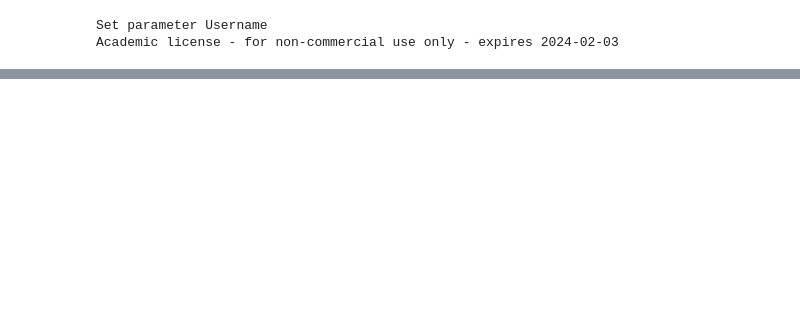
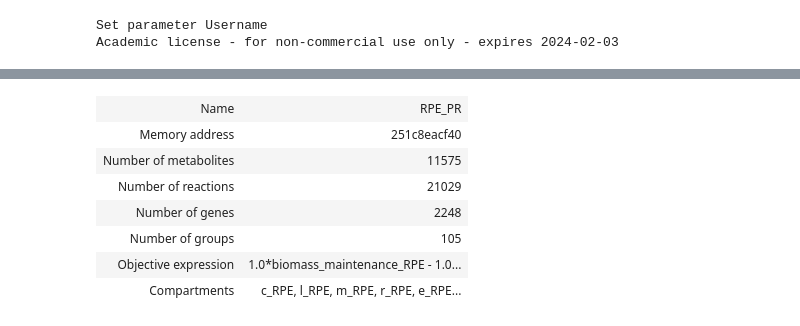
Before and after one commit to stellaprins/Human1_RPE-PR, a Jupyter notebook: RPE-PR.ipynb, the cells around one changed output, grey strips where cells are left out. Cells and saved outputs as stored; diff of their text form; code cells hidden in the pictures; blank space fills up the shorter version.

```diff
--- a/RPE-PR.ipynb
+++ b/RPE-PR.ipynb
@@ -201,0 +260,11 @@ mod_RPE_PR.metabolites.get_by_id('MAM02040e_RPE_PR').compartment
+# %%
+mod_Recon3D_Recon3D
+# %% [output]
+| Name | RPE_PR |
+| Memory address | 251c8eacf40 |
+| Number of metabolites | 11575 |
+| Number of reactions | 21029 |
+| Number of genes | 2248 |
+| Number of groups | 105 |
+| Objective expression | 1.0*biomass_maintenance_RPE - 1.0... |
+| Compartments | c_RPE, l_RPE, m_RPE, r_RPE, e_RPE... |
```
Also changed, not shown: parts of 26 cells of this notebook, 33 other files.
